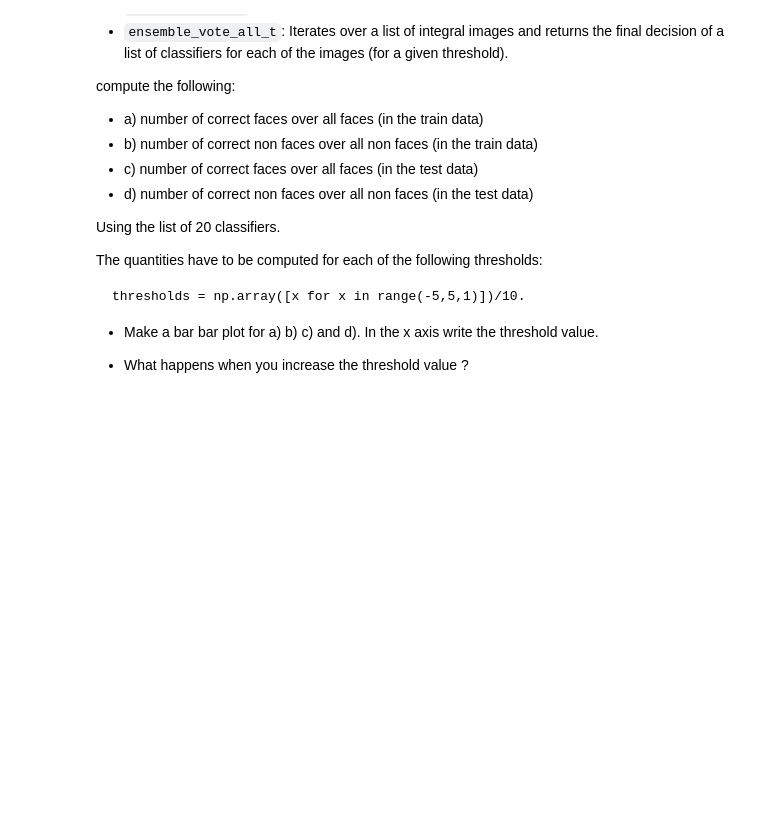
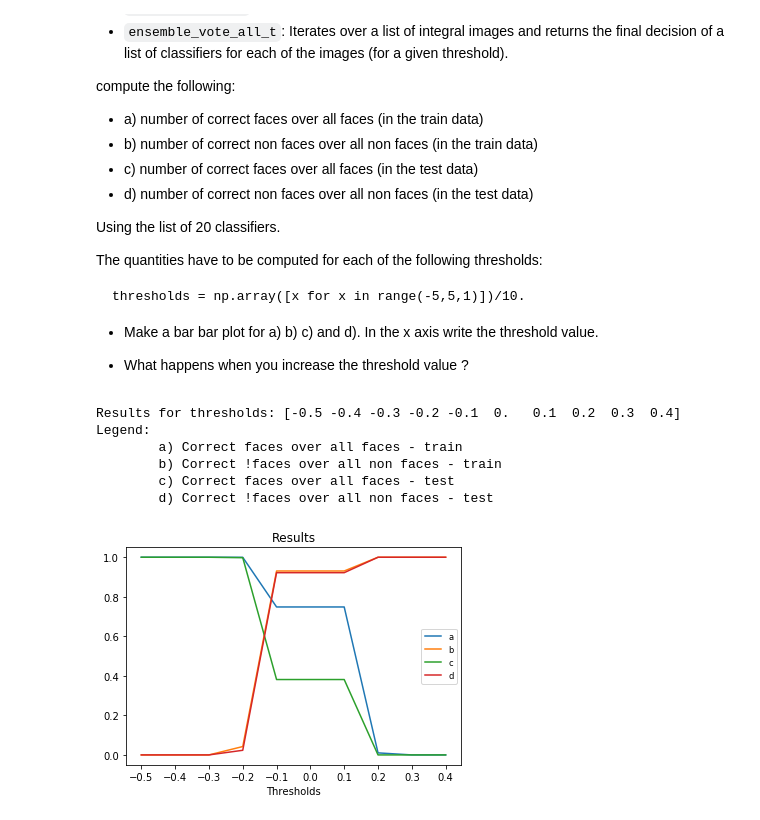
Before and after one commit to leRoderic/VA_19, a Jupyter notebook: P6/P6_JoelBolwijn_RodrigoCabezas.ipynb, the cells around one changed output. Saved outputs shown, nothing was run; the diff lists cells and outputs as text; code cells hidden in the pictures; blank space fills up the shorter version.

```diff
--- a/P6/P6_JoelBolwijn_RodrigoCabezas.ipynb
+++ b/P6/P6_JoelBolwijn_RodrigoCabezas.ipynb
@@ -339,10 +351,16 @@ def learn(positive_iis, negative_iis, num_classifiers=-1, min_feature_width=1, m
     t0 = time.time()
     votes = np.zeros((num_imgs, num_features))
     # Use as many workers as there are CPUs
-    pool = Pool(processes=None)
+    #pool = Pool(processes=None)
+    #for i in range(num_imgs):
+    #    votes[i, :] = np.array(list(pool.map(partial(_get_feature_vote, image=images[i]), features)))
+
     for i in range(num_imgs):
-        votes[i, :] = np.array(list(pool.map(partial(_get_feature_vote, image=images[i]), features)))
+        votes[i, :] = np.array([_get_feature_vote(features[j], images[i]) for j in range(len(features))])
 
+    #for i in range(num_imgs):
+    #    votes[i, :] = Parallel(n_jobs=multiprocessing.cpu_count())(delayed(
+    #    partial(_get_feature_vote))(j, images[j]) for j in features)
 
     print('\tTime needed for calculating scores:', time.time()-t0)
 
@@ -415,6 +433,7 @@ def _create_features(img_height, img_width, min_feature_width, max_feature_width
                         h1 = HaarLikeFeature(feature, (x, y), feature_width, feature_height, 0, 1)
                         h2 = HaarLikeFeature(feature, (x, y), feature_width, feature_height, 0, -1)
 
+                        # The new features are added at the end of the feature list.
                         features.extend([h1, h2])
 
 
@@ -581,5 +632,18 @@ thresholds = np.array([x for x in range(-5,5,1)])/10.
 - Make a bar bar plot for a) b) c) and d). In the x axis write the threshold value.
 
 - What happens when you increase the threshold value ?
+# %%
+def ensemble_vote_t(int_img, classifiers, threshold):
+
+    # Recover all votes from all classifiers.
+    votes = [i.get_vote(int_img) > threshold for i in classifiers]
+
+    # As before, the vote is based on the majority of votes
+    return np.sum(votes)/len(votes) > 0.5
+
+def ensemble_vote_all_t(int_imgs, classifiers, threshold):
+
+    # Votes for all images.
+    return [ensemble_vote_t(i, classifiers, threshold) for i in int_imgs]
 # %%
 thresholds = np.array([x for x in range(-5,5,1)])/10.
@@ -586,5 +685,16 @@ thresholds = np.array([x for x in range(-5,5,1)])/10.
+# %%
+correct_faces_train_t = [ensemble_vote_all_t(faces_ii_training, classifiers20, t) for t in thresholds]
+correct_non_faces_train_t = [ensemble_vote_all_t(non_faces_ii_training, classifiers20, t) for t in thresholds]
+correct_faces_test_t = [ensemble_vote_all_t(faces_ii_testing, classifiers20, t) for t in thresholds]
+correct_non_faces_test_t = [ensemble_vote_all_t(non_faces_ii_testing, classifiers20, t) for t in thresholds]
 # %%
-correct_faces_train_t = []
-correct_non_faces_train_t = []
-correct_faces_test_t = []
-correct_non_faces_test_t = []
+plot_results(correct_faces_train_t, correct_non_faces_train_t, correct_faces_test_t,
+             correct_non_faces_test_t, thresholds)
+# %% [output]
+Results for thresholds: [-0.5 -0.4 -0.3 -0.2 -0.1  0.   0.1  0.2  0.3  0.4]
+Legend:
+        a) Correct faces over all faces - train
+        b) Correct !faces over all non faces - train
+        c) Correct faces over all faces - test
+        d) Correct !faces over all non faces - test
+[figure, added]
```
Also changed, not shown: parts of 24 cells of this notebook, 1 other file.
